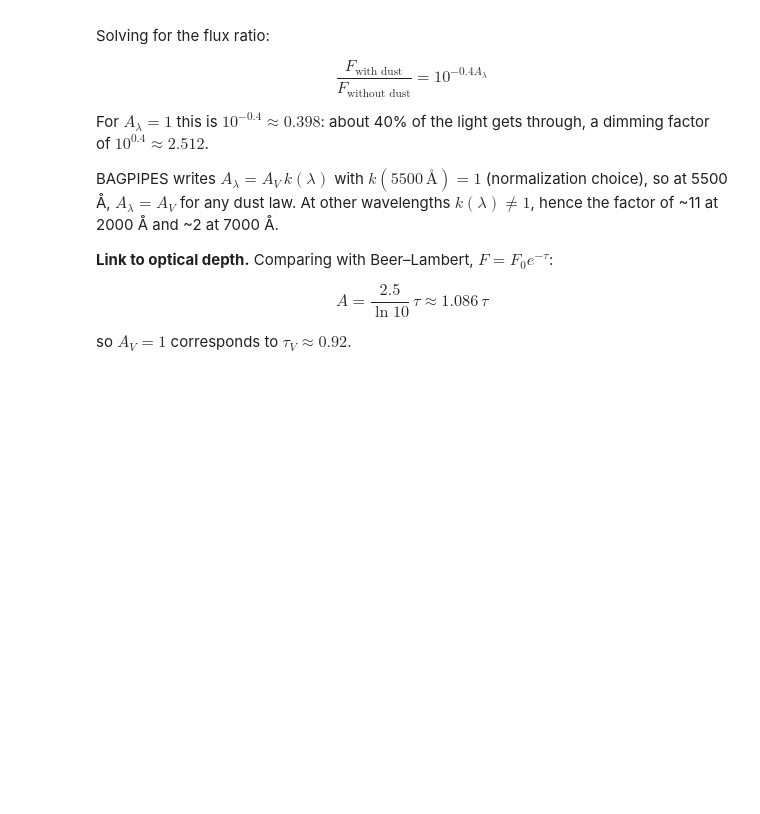
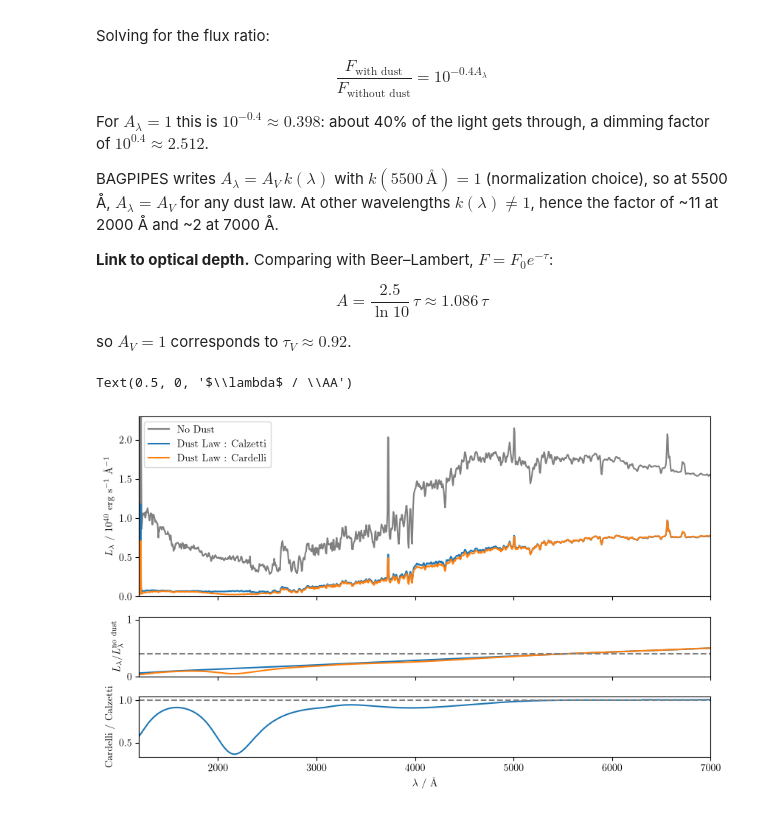
Before and after one commit to ChristineHao-zhcekl/galprior, a Jupyter notebook: BAGPIPES/parameter_intuition.ipynb, the cells around one changed output. Cells and saved outputs as stored; diff of their text form; code cells hidden in the pictures; blank space fills up the shorter version.

Commit message:
Dust law test

```diff
--- a/BAGPIPES/parameter_intuition.ipynb
+++ b/BAGPIPES/parameter_intuition.ipynb
@@ -94,3 +94,42 @@ $k(\lambda) \neq 1$, hence the factor of ~11 at 2000 Å and ~2 at 7000 Å.
 $$A = \frac{2.5}{\ln 10}\,\tau \approx 1.086\,\tau$$
 
 so $A_V = 1$ corresponds to $\tau_V \approx 0.92$.
+# %%
+uv_wavelength_grid = np.arange(1200, 7005, 5) # units A
+# %%
+laws = ["Calzetti", "Cardelli"]
+fig, (ax, ax1, ax2) = plt.subplots(ncols=1, nrows = 3, figsize = (10, 6), sharex=True, gridspec_kw={"height_ratios": [3, 1, 1]})
+
+nodust = copy.deepcopy(model_components)
+nodust['dust']['Av'] = 0
+model_nodust = model_galaxy(nodust, filt_list=None, spec_wavs=uv_wavelength_grid, spec_units='ergscma', phot_units='ergscma', index_list=None)
+
+
+spectra = {}
+spectra['nodust'] = model_nodust.spectrum[:, 1]
+ax.plot(uv_wavelength_grid, spectra['nodust'] / 10**40, label = "No Dust", color = 'grey')
+for law in laws:
+    new = copy.deepcopy(model_components)
+    new['dust']['type'] = law
+    new['dust']['Av'] = 1
+    new['dust']['eta'] = 1
+    m = model_galaxy(new, filt_list=None, spec_wavs=uv_wavelength_grid, spec_units='ergscma', phot_units='ergscma', index_list=None)
+    spectra[law] = m.spectrum[:, 1]
+    ax.plot(uv_wavelength_grid, spectra[law] / 10**40, label = f"Dust Law : {law}")
+    ax1.plot(uv_wavelength_grid, spectra[law] / spectra['nodust'], label = "Transmission")
+ax.legend()
+ax.set_xlim(np.min(wavelength), np.max(wavelength))
+ax.set_ylim(0, 2.3)
+ax.set_ylabel(r"$L_\lambda\ /\ 10^{40}$ erg s$^{-1}$ \AA$^{-1}$")
+
+ax1.set_ylim(0, 1.05)
+ax1.set_ylabel(r"$L_\lambda / L_\lambda^\mathrm{no\ dust}$")
+ax1.axhline(10**-0.4, color="grey", linestyle="--")
+
+ax2.plot(uv_wavelength_grid, spectra["Cardelli"]/spectra["Calzetti"], label = "Dust law ratios")
+ax2.set_ylabel("Cardelli / Calzetti")
+ax2.axhline(1, color="grey", linestyle="--")
+ax2.set_xlabel(r"$\lambda$ / \AA")
+# %% [output]
+Text(0.5, 0, '$\\lambda$ / \\AA')
+[figure, added]
```
